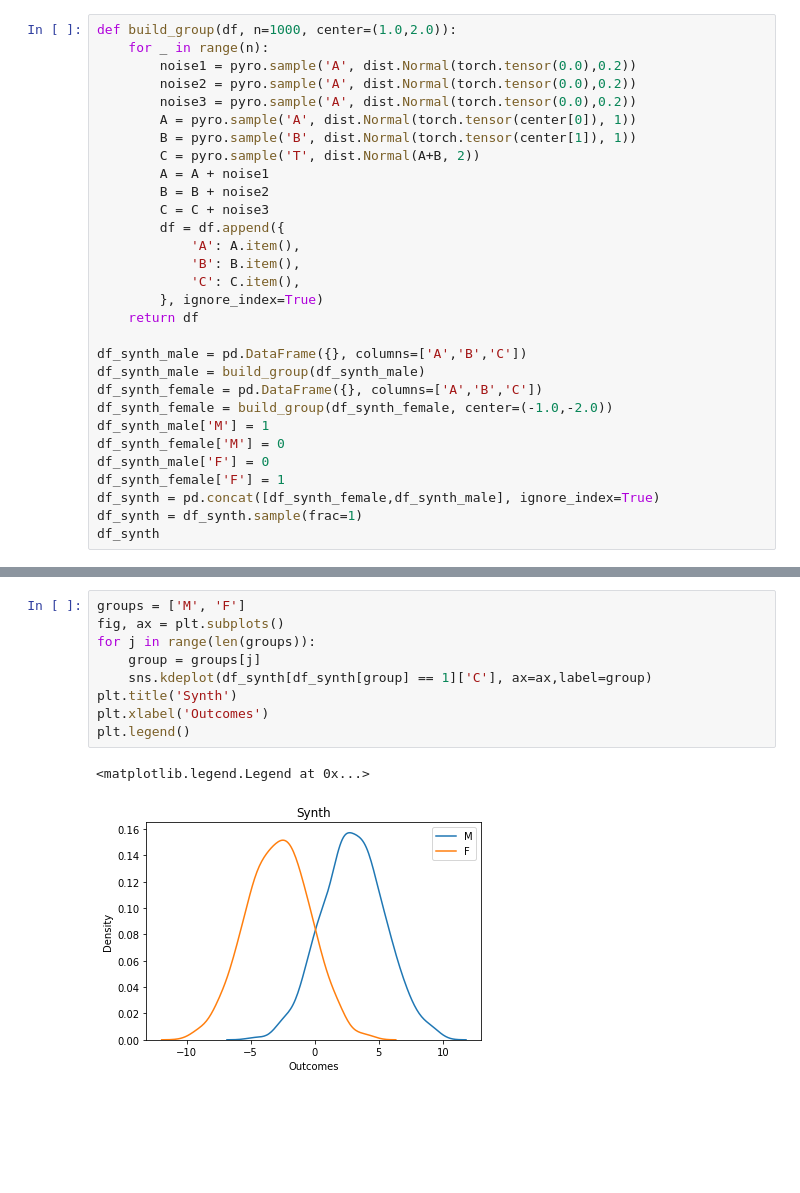
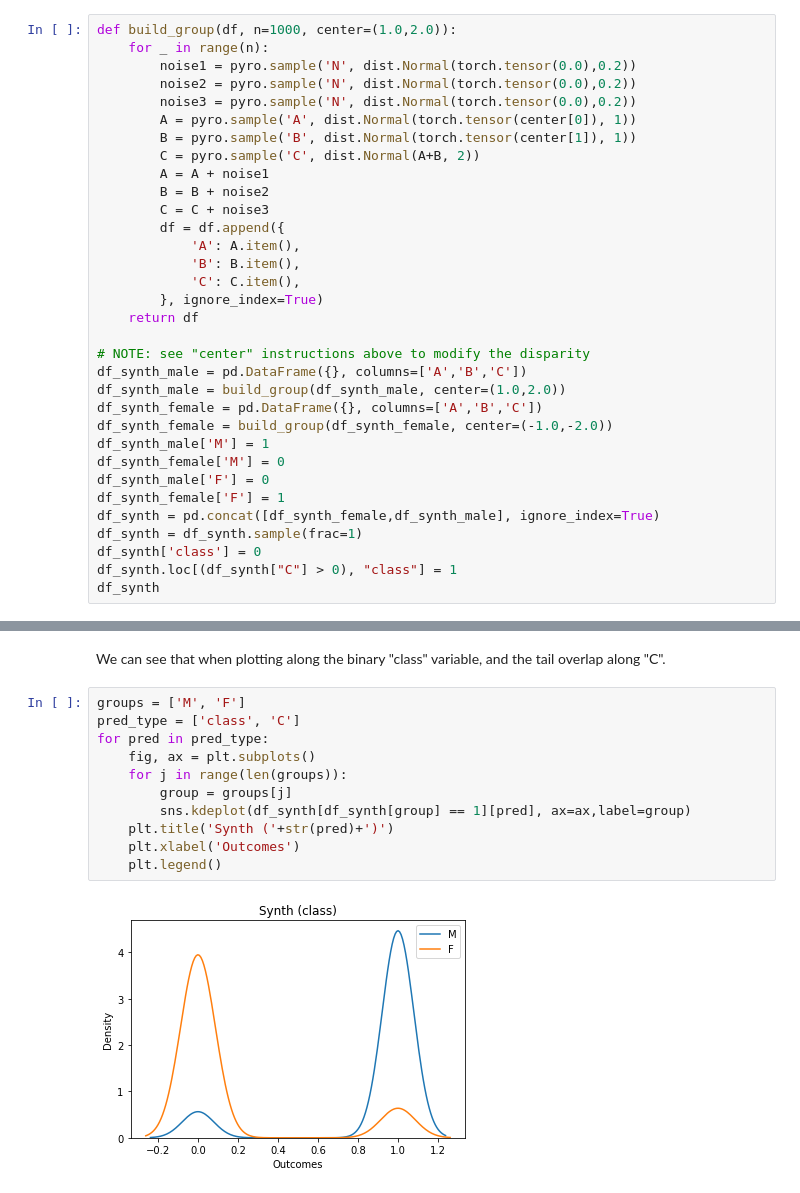
Before and after one commit to lurosenb/Swap_Auditor, a Jupyter notebook: more_stability_tests.ipynb, the cells around one changed output, grey strips where cells are left out. Saved outputs shown, nothing was run; the diff lists cells and outputs as text; blank space fills up the shorter version.

Commit message:
Added notes for the new synthetic data.

```diff
--- a/more_stability_tests.ipynb
+++ b/more_stability_tests.ipynb
@@ -10,12 +21,12 @@ from sklearn.metrics import mean_squared_error
 # %%
 def build_group(df, n=1000, center=(1.0,2.0)):
     for _ in range(n):
-        noise1 = pyro.sample('A', dist.Normal(torch.tensor(0.0),0.2))
-        noise2 = pyro.sample('A', dist.Normal(torch.tensor(0.0),0.2))
-        noise3 = pyro.sample('A', dist.Normal(torch.tensor(0.0),0.2))
+        noise1 = pyro.sample('N', dist.Normal(torch.tensor(0.0),0.2))
+        noise2 = pyro.sample('N', dist.Normal(torch.tensor(0.0),0.2))
+        noise3 = pyro.sample('N', dist.Normal(torch.tensor(0.0),0.2))
         A = pyro.sample('A', dist.Normal(torch.tensor(center[0]), 1))
         B = pyro.sample('B', dist.Normal(torch.tensor(center[1]), 1))
-        C = pyro.sample('T', dist.Normal(A+B, 2))
+        C = pyro.sample('C', dist.Normal(A+B, 2))
         A = A + noise1
         B = B + noise2
         C = C + noise3
@@ -26,8 +37,9 @@ def build_group(df, n=1000, center=(1.0,2.0)):
         }, ignore_index=True)
     return df
 
+# NOTE: see "center" instructions above to modify the disparity
 df_synth_male = pd.DataFrame({}, columns=['A','B','C'])
-df_synth_male = build_group(df_synth_male)
+df_synth_male = build_group(df_synth_male, center=(1.0,2.0))
 df_synth_female = pd.DataFrame({}, columns=['A','B','C'])
 df_synth_female = build_group(df_synth_female, center=(-1.0,-2.0))
 df_synth_male['M'] = 1
@@ -36,5 +48,7 @@ df_synth_male['F'] = 0
 df_synth_female['F'] = 1
 df_synth = pd.concat([df_synth_female,df_synth_male], ignore_index=True)
 df_synth = df_synth.sample(frac=1)
+df_synth['class'] = 0
+df_synth.loc[(df_synth["C"] > 0), "class"] = 1
 df_synth
 # %% [output]
@@ -81,12 +91,15 @@ pd.DataFrame({'pred': y_pred, 'test': y_test})
+# %% [markdown]
+We can see that when plotting along the binary "class" variable, and the tail overlap along "C".
 # %%
 groups = ['M', 'F']
-fig, ax = plt.subplots()
-for j in range(len(groups)):
-    group = groups[j]
-    sns.kdeplot(df_synth[df_synth[group] == 1]['C'], ax=ax,label=group)
-plt.title('Synth')
-plt.xlabel('Outcomes')
-plt.legend()
+pred_type = ['class', 'C']
+for pred in pred_type:
+    fig, ax = plt.subplots()
+    for j in range(len(groups)):
+        group = groups[j]
+        sns.kdeplot(df_synth[df_synth[group] == 1][pred], ax=ax,label=group)
+    plt.title('Synth ('+str(pred)+')')
+    plt.xlabel('Outcomes')
+    plt.legend()
 # %% [output]
-<matplotlib.legend.Legend at 0x...>
-[figure, old version]
+[figure, new version]
```
Also changed, not shown: parts of 10 cells of this notebook.
